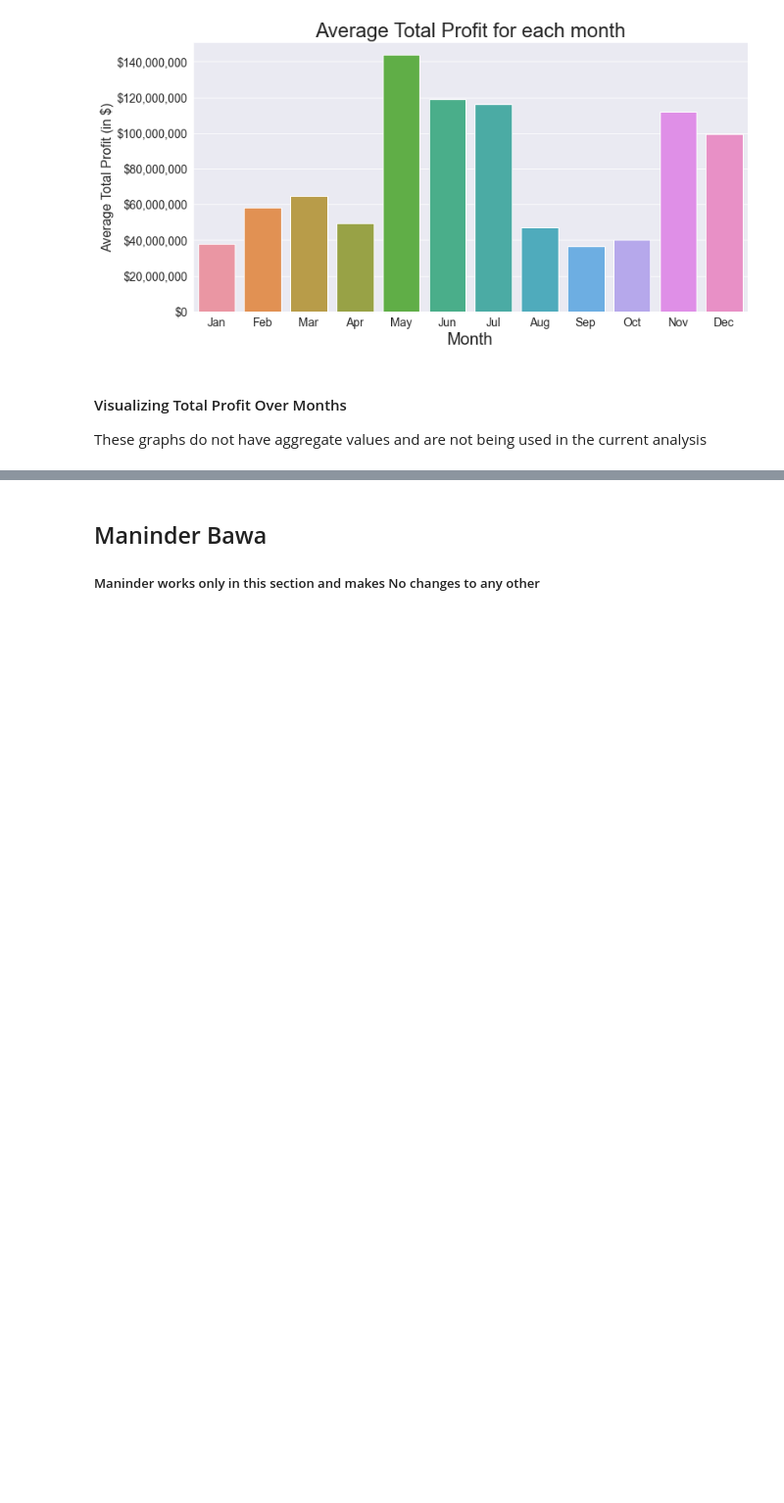
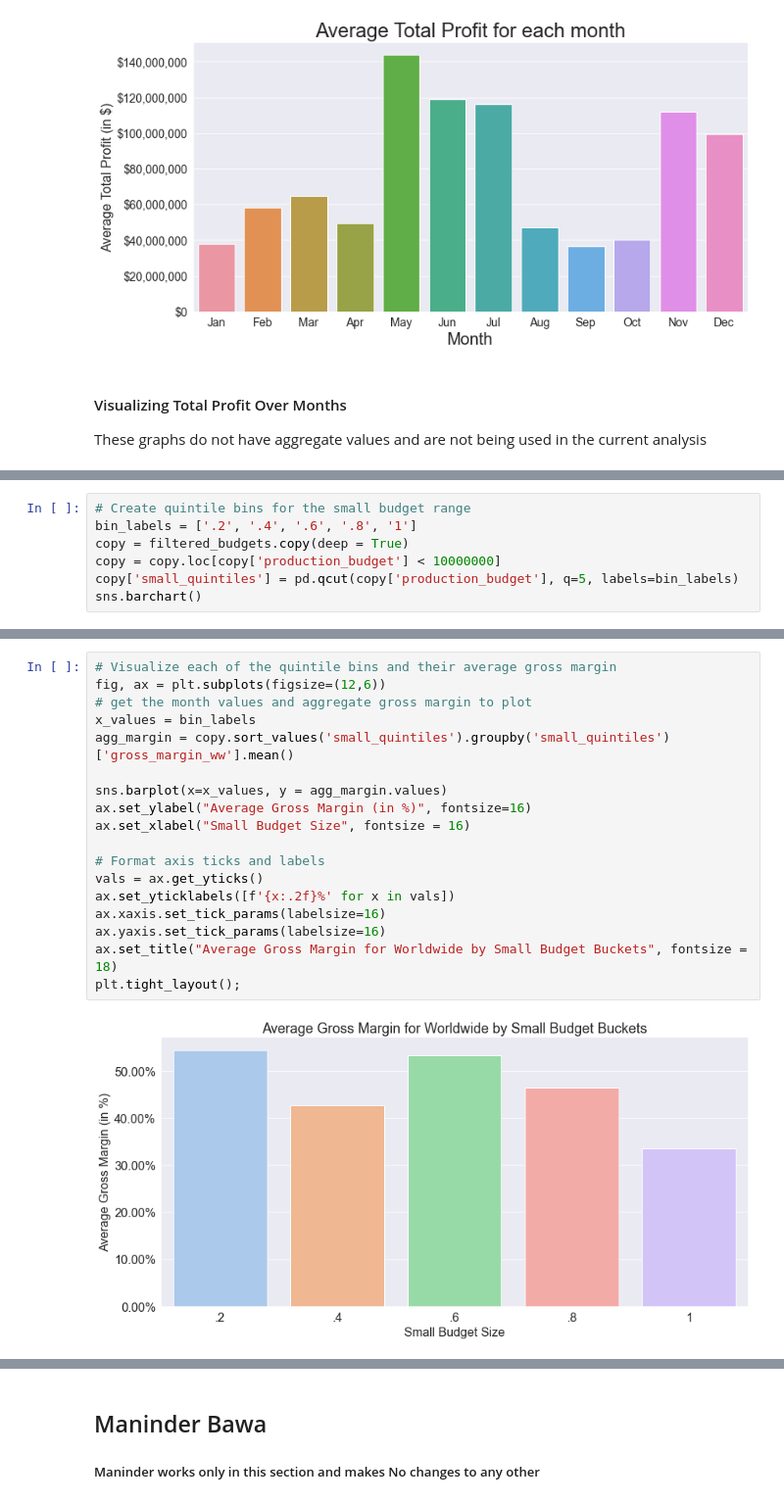
Before and after one commit to masonbatch/dsc-capstone, a Jupyter notebook: student.ipynb, the cells around one changed output, grey strips where cells are left out. Shown at 98% size. Drawn from its saved outputs; the diff is of its cells as text; blank space fills up the shorter version.

Commit message:
slim out read me and explore sub categories of small budgets

```diff
--- a/student.ipynb
+++ b/student.ipynb
@@ -823,0 +1002,7 @@ plt.tight_layout()
+# %%
+# Create quintile bins for the small budget range
+bin_labels = ['.2', '.4', '.6', '.8', '1']
+copy = filtered_budgets.copy(deep = True)
+copy = copy.loc[copy['production_budget'] < 10000000]
+copy['small_quintiles'] = pd.qcut(copy['production_budget'], q=5, labels=bin_labels)
+sns.barchart()
@@ -823,0 +1023,20 @@ plt.tight_layout()
+# %%
+# Visualize each of the quintile bins and their average gross margin
+fig, ax = plt.subplots(figsize=(12,6))
+# get the month values and aggregate gross margin to plot
+x_values = bin_labels
+agg_margin = copy.sort_values('small_quintiles').groupby('small_quintiles')['gross_margin_ww'].mean()
+
+sns.barplot(x=x_values, y = agg_margin.values)
+ax.set_ylabel("Average Gross Margin (in %)", fontsize=16)
+ax.set_xlabel("Small Budget Size", fontsize = 16)
+
+# Format axis ticks and labels
+vals = ax.get_yticks()
+ax.set_yticklabels([f'{x:.2f}%' for x in vals])
+ax.xaxis.set_tick_params(labelsize=16)
+ax.yaxis.set_tick_params(labelsize=16)
+ax.set_title("Average Gross Margin for Worldwide by Small Budget Buckets", fontsize = 18)
+plt.tight_layout();
+# %% [output]
+[figure, added]
```
Also changed, not shown: parts of 40 cells of this notebook, 1 other file.
